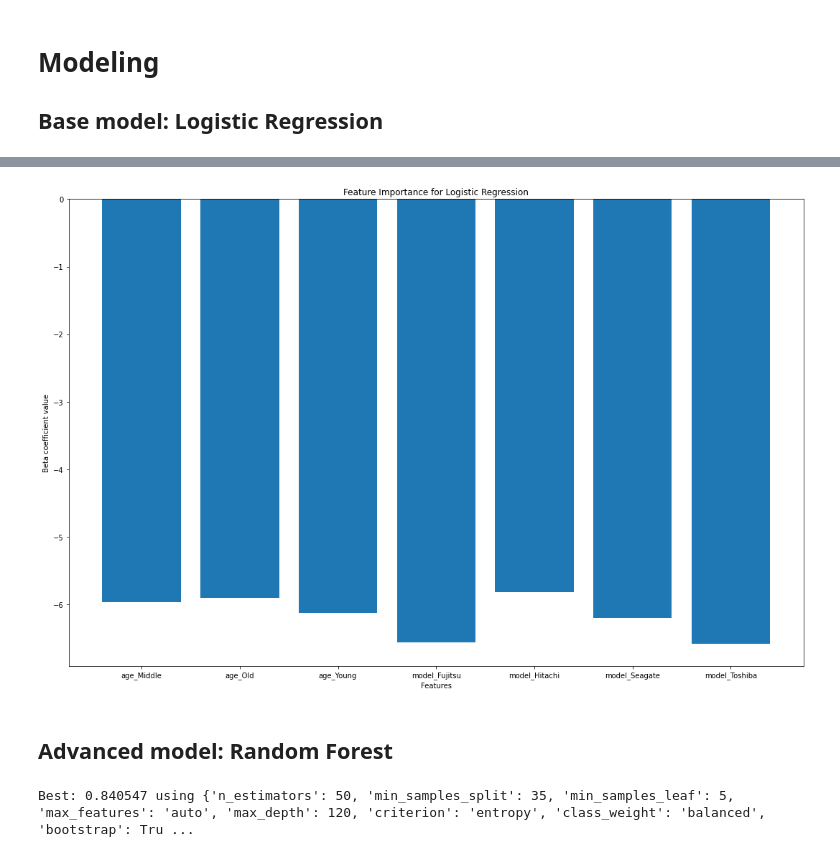
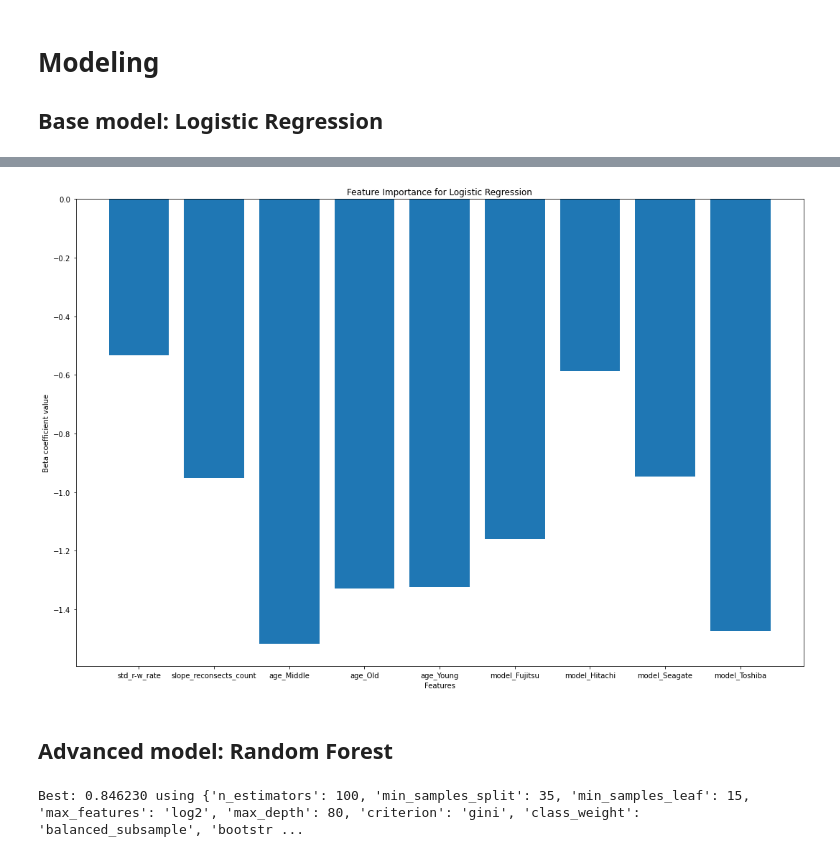
Before and after one commit to coralc7/Disk-drive-failure-detection, a Jupyter notebook: disk_drive_failure_detection.ipynb, the cells around one changed output, grey strips where cells are left out. Drawn from its saved outputs; the diff is of its cells as text; code cells hidden in the pictures.

```diff
--- a/disk_drive_failure_detection.ipynb
+++ b/disk_drive_failure_detection.ipynb
@@ -148,0 +121,19 @@ The number of disks without failures but with negative values of feature recovby
+# %%
+count_vars_cols_names = ['Feature', 'Samples with a negative value', 'Percentage of failed disks with negative values']
+count_vars_summary_data = pd.DataFrame([], columns=count_vars_cols_names)
+count_feature_names = ['bb_count', 'reconsects_count', 'recovbydrv_count']
+disks_id_to_remove = []
+for f in count_feature_names:
+    disks_id_without_fail_with_negative_list, fail_percentage_subset = fail_percentage_negative_values(ts_data, f)
+    disks_id_to_remove = list(set(disks_id_to_remove + disks_id_without_fail_with_negative_list))
+    count_vars_summary_data = pd.concat([count_vars_summary_data, pd.DataFrame([[f, np.round(ts_data[f][ts_data[f] < 0].count(), 1), int(fail_percentage_subset)]], columns=count_vars_cols_names)])
+display(count_vars_summary_data)
+
+## deleting disks without failures but with negative value of count variables
+conf_data = conf_data[~conf_data['d_id'].isin(disks_id_to_remove)]
+ts_data = ts_data[~ts_data['d_id'].isin(disks_id_to_remove)]
+
+## replace negative values with average
+ts_data = replace_negative_vals_average(ts_data, 'bb_count')
+ts_data = replace_negative_vals_average(ts_data, 'reconsects_count')
+ts_data = replace_negative_vals_average(ts_data, 'recovbydrv_count')
@@ -343,6 +352,6 @@ for val in df_for_vif.columns:
 # %%
 # remove correlated variables
-var_to_remove = ['slope_reconsects_count']
+var_to_remove = ['intercept_recovbydrv_count', 'std_dd_diffs']
 conf_data = conf_data.drop(var_to_remove, axis=1)
 
 corr = conf_data.iloc[:, 5:].corr()
@@ -387,7 +396,8 @@ X_train, X_test , y_train, y_test = train_test_split(data_to_split.drop(['fail']
 df_imbalance = pd.concat([X_train, y_train], axis=1)
 df_majority = df_imbalance[df_imbalance.fail == 0]
 df_minority = df_imbalance[df_imbalance.fail == 1]
-n_samples_required = df_minority.shape[0] * 7
+multiplied_by = 7
+n_samples_required = df_minority.shape[0] * multiplied_by
 # Downsample majority class
 df_majority_downsampled = resample(df_majority, replace=False, n_samples=n_samples_required, random_state=123)
 # Combine minority class with downsampled majority class
@@ -405,7 +415,7 @@ LR_grid = {'solver': ['liblinear'],
            'class_weight': [None, 'balanced'],
            'max_iter': [200, 300]
             }
-cv = KFold(n_splits=10, shuffle=True, random_state=1)
+cv = StratifiedKFold(n_splits=10, shuffle=True, random_state=1)
 LR_grid_search = GridSearchCV(estimator=LR_model, param_grid=LR_grid, cv=cv, scoring='f1')
 LR_chosen_model = tuning_hyperparameters(LR_grid_search, X_train, y_train)
 
@@ -440,18 +449,18 @@ The precision-recall AUC is 0.88
 # %%
 # get importance
 importance = LR_chosen_model.coef_[0]
 # plot feature importance
 most_importance = pd.Series(importance, index=X_test.columns)
-treshold = 4
+treshold = 0.4
 most_importance = most_importance.iloc[np.where(abs(most_importance) >= treshold)]
 plt.figure(figsize=(15, 10))
 plt.bar(most_importance.index, most_importance.T.values.tolist())
 plt.ylabel('Beta coefficient value')
 plt.xlabel('Features')
 plt.title('Feature Importance for Logistic Regression')
 plt.show()
 # %% [output]
-[figure, old version]
+[figure, new version]
 # %% [markdown]
 ## Advanced model: Random Forest
 # %%
@@ -466,12 +475,12 @@ RF_grid = {'max_depth': list(range(20, 201, 20)),
             'criterion': ['gini', 'entropy'],
             'class_weight': ['balanced', 'balanced_subsample']
             }
-RF_random_search = RandomizedSearchCV(estimator=RF_model, param_distributions=RF_grid, n_iter=200, cv=cv, scoring='f1', random_state=42)
+RF_random_search = RandomizedSearchCV(estimator=RF_model, param_distributions=RF_grid, n_iter=100, cv=cv, scoring='f1', random_state=42)
 RF_chosen_model = tuning_hyperparameters(RF_random_search, X_train, y_train)
 
 # fit model
 RF_y_pred_test, RF_y_pred_train, RF_y_pred_probs = fit_mode(RF_chosen_model, X_train, y_train, X_test)
 # %% [output]
-Best: 0.840547 using {'n_estimators': 50, 'min_samples_split': 35, 'min_samples_leaf': 5, 'max_features': 'auto', 'max_depth': 120, 'criterion': 'entropy', 'class_weight': 'balanced', 'bootstrap': Tru ...
+Best: 0.846230 using {'n_estimators': 100, 'min_samples_split': 35, 'min_samples_leaf': 15, 'max_features': 'log2', 'max_depth': 80, 'criterion': 'gini', 'class_weight': 'balanced_subsample', 'bootstr ...
 # %%
 # Train and test evaluation
```
Also changed, not shown: parts of 17 cells of this notebook, 1 other file.
